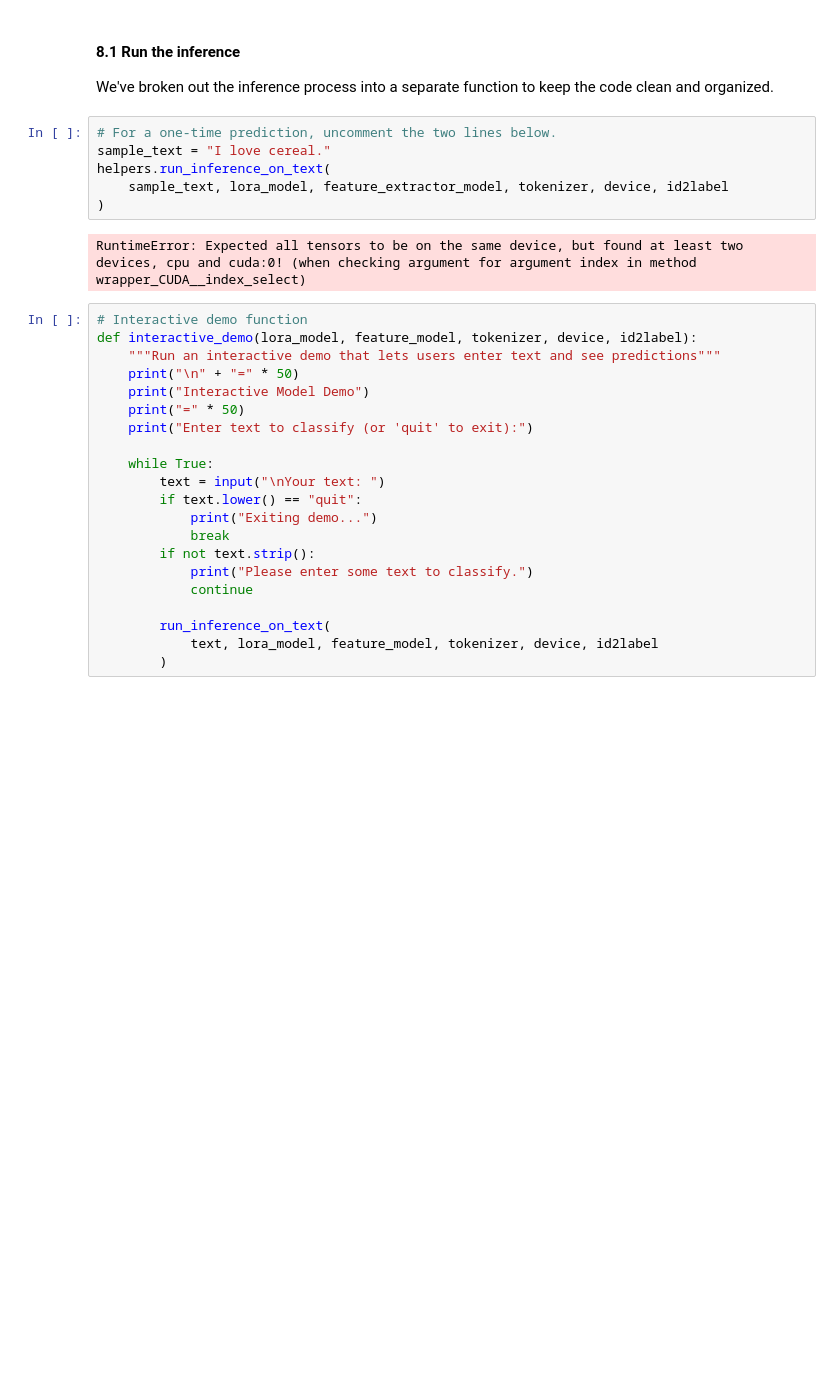
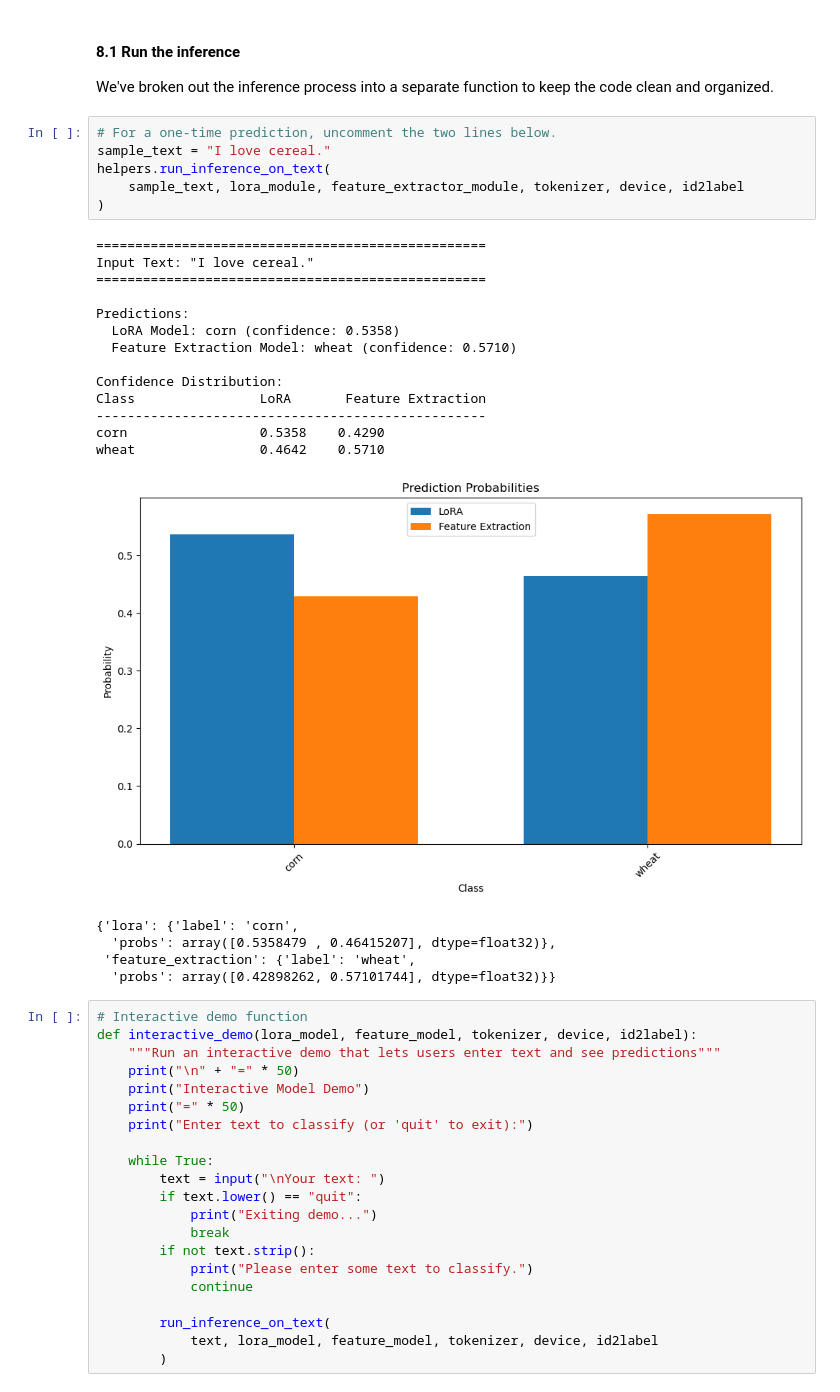
Before and after one commit to PracticumAI/transfer_learning, a Jupyter notebook: 02_transfer_learning_LoRA.ipynb, the cells around one changed output. Saved outputs shown, nothing was run; the diff lists cells and outputs as text; blank space fills up the shorter version.

```diff
--- a/02_transfer_learning_LoRA.ipynb
+++ b/02_transfer_learning_LoRA.ipynb
@@ -534,11 +568,28 @@ We've broken out the inference process into a separate function to keep the code
 # %%
 # For a one-time prediction, uncomment the two lines below.
 sample_text = "I love cereal."
 helpers.run_inference_on_text(
-    sample_text, lora_model, feature_extractor_model, tokenizer, device, id2label
+    sample_text, lora_module, feature_extractor_module, tokenizer, device, id2label
 )
 # %% [output]
-RuntimeError: Expected all tensors to be on the same device, but found at least two devices, cpu and cuda:0! (when checking argument for argument index in method wrapper_CUDA__index_select)
+==================================================
+Input Text: "I love cereal."
+==================================================
+
+Predictions:
+  LoRA Model: corn (confidence: 0.5358)
+  Feature Extraction Model: wheat (confidence: 0.5710)
+
+Confidence Distribution:
+Class                LoRA       Feature Extraction
+--------------------------------------------------
+corn                 0.5358    0.4290
+wheat                0.4642    0.5710
+[figure, added]
+{'lora': {'label': 'corn',
+  'probs': array([0.5358479 , 0.46415207], dtype=float32)},
+ 'feature_extraction': {'label': 'wheat',
+  'probs': array([0.42898262, 0.57101744], dtype=float32)}}
 # %%
 # Interactive demo function
 def interactive_demo(lora_model, feature_model, tokenizer, device, id2label):
```
Also changed, not shown: parts of 15 cells of this notebook.
